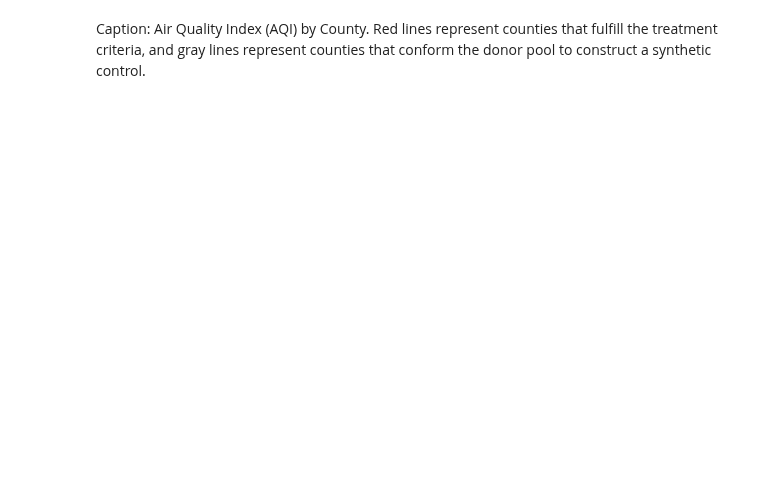
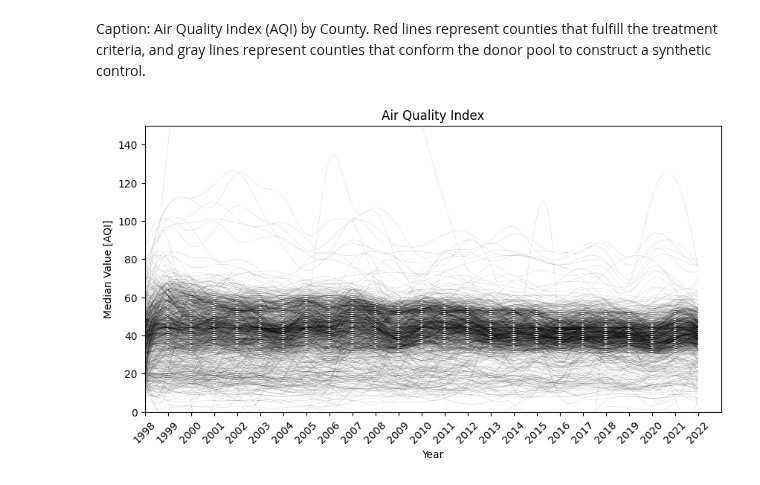
Before and after one commit to ReidelVichot/LC_identification, a Jupyter notebook: annual_AQI_012125.ipynb, the cells around one changed output. Cells and saved outputs as stored; diff of their text form; code cells hidden in the pictures; blank space fills up the shorter version.

```diff
--- a/annual_AQI_012125.ipynb
+++ b/annual_AQI_012125.ipynb
@@ -108,2 +107,38 @@ fig.show()
 # %% [markdown]
 Caption: Air Quality Index (AQI) by County. Red lines represent counties that fulfill the treatment criteria, and gray lines represent counties that conform the donor pool to construct a synthetic control.
+# %%
+# Plotting trends
+from scipy.interpolate import make_interp_spline, BSpline
+
+fig, ax = plt.subplots(figsize=(10,5))
+
+for i in aqi.GEOID.unique():
+  df = aqi[aqi.GEOID == i]
+  import numpy as np
+  # Sample data
+  x = np.array(df.Year)
+  y = np.array(df["Median AQI"])
+
+  # Check if enough data points are available for cubic spline interpolation
+  if len(x) >= 4:
+    # Create a smoother curve using interpolation
+    x_smooth = np.linspace(x.min(), x.max(), 300)
+    spl = make_interp_spline(x, y, k=3)  # k=3 for cubic spline
+    y_smooth = spl(x_smooth)
+
+    # Plot the original data and the smooth curve
+    ax.plot(x_smooth, y_smooth, linewidth=0.05, color="k")
+  else:
+    pass
+
+ax.set_xlabel("Year")
+ax.tick_params(axis='x', labelrotation=45)
+ax.set_xticks(range(1998, 2023))
+ax.set_ylabel("Median Value [AQI]")
+ax.set_ylim(0,150)
+ax.set_xlim(1998,2023)
+ax.set_title("Air Quality Index")
+
+fig.show()
+# %% [output]
+[figure, added]
```
Also changed, not shown: parts of 8 cells of this notebook.
